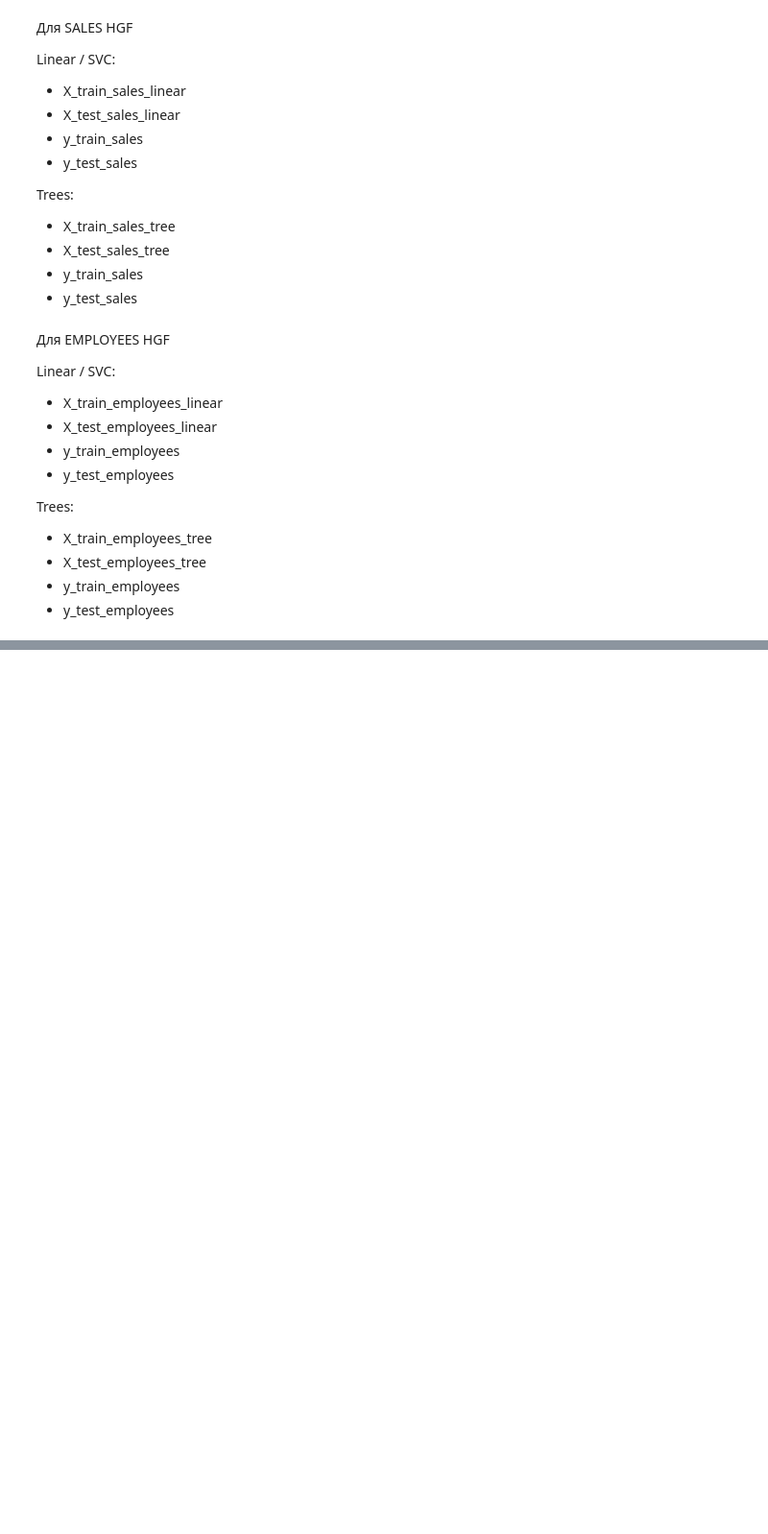
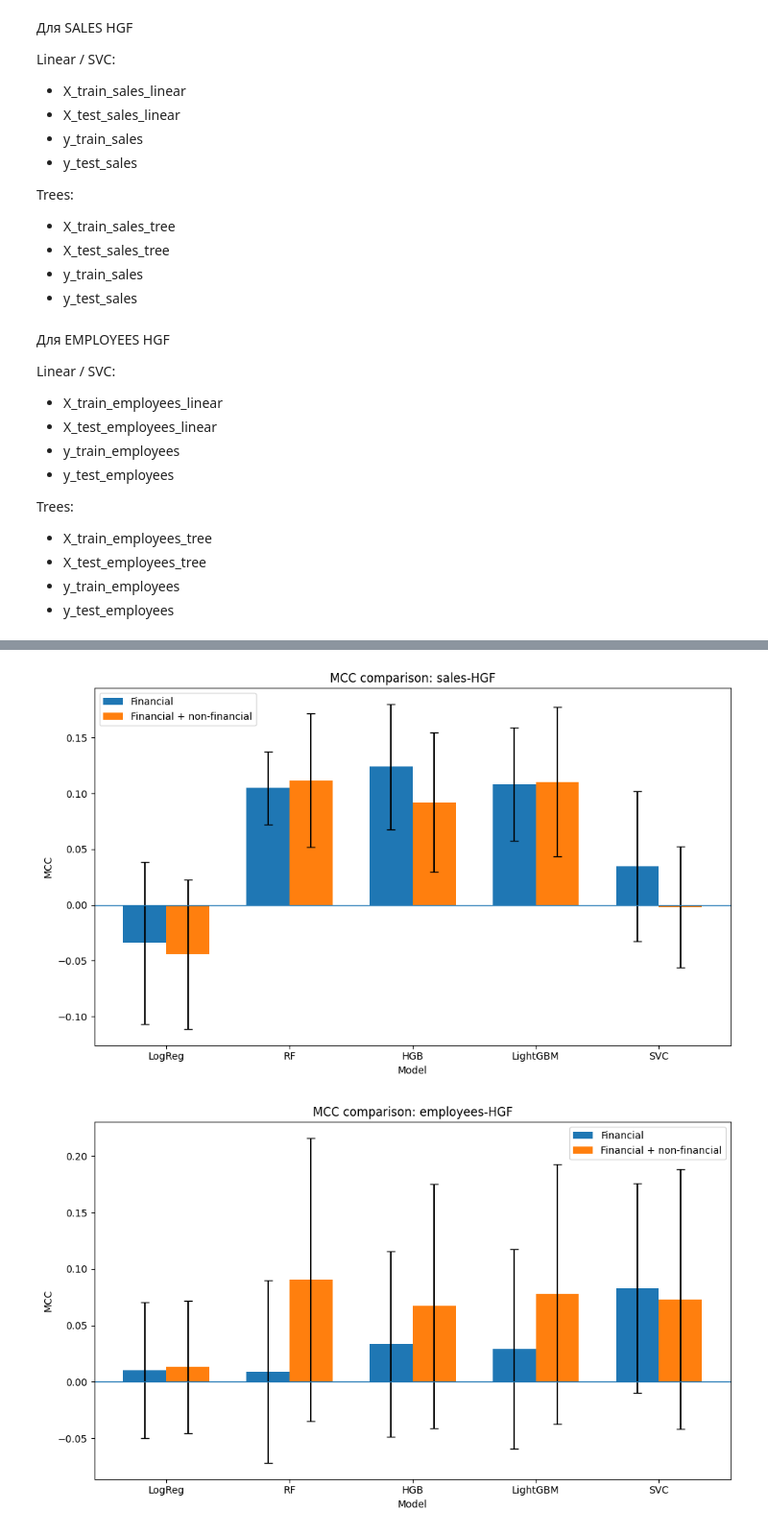
Before and after one commit to jakomannn/HGF_research, a Jupyter notebook: HGF_Research.ipynb, the cells around one changed output, grey strips where cells are left out. Shown at 96% size. Saved outputs shown, nothing was run; the diff lists cells and outputs as text; code cells hidden in the pictures; blank space fills up the shorter version.

Commit message:
Added model learning and financial features analysis

```diff
--- a/HGF_Research.ipynb
+++ b/HGF_Research.ipynb
@@ -1326,0 +3561,11 @@ Optuna: 4.9.0
+# %%
+cv_full_results = cv_results.copy()
+cv_full_results["feature_set"] = "full"
+# %%
+cv_all_results = pd.concat(
+    [
+        cv_full_results,
+        cv_financial_results
+    ],
+    ignore_index=True
+)
@@ -1326,0 +3610,23 @@ Optuna: 4.9.0
+# %%
+MODEL_ORDER = [
+    "LogisticRegression",
+    "RandomForest",
+    "HistGradientBoosting",
+    "LightGBM",
+    "SVC"
+]
+
+MODEL_LABELS = {
+    "LogisticRegression": "LogReg",
+    "RandomForest": "RF",
+    "HistGradientBoosting": "HGB",
+    "LightGBM": "LightGBM",
+    "SVC": "SVC"
+}
+
+analysis_df = cv_all_results.copy()
+
+analysis_df["model_label"] = (
+    analysis_df["model"]
+    .map(MODEL_LABELS)
+)
@@ -1326,0 +3861,13 @@ Optuna: 4.9.0
+# %%
+plot_mcc_comparison(
+    analysis_df,
+    "sales"
+)
+
+plot_mcc_comparison(
+    analysis_df,
+    "employees"
+)
+# %% [output]
+[figure, added]
+[figure, added]
```
Also changed, not shown: parts of 197 cells of this notebook.
